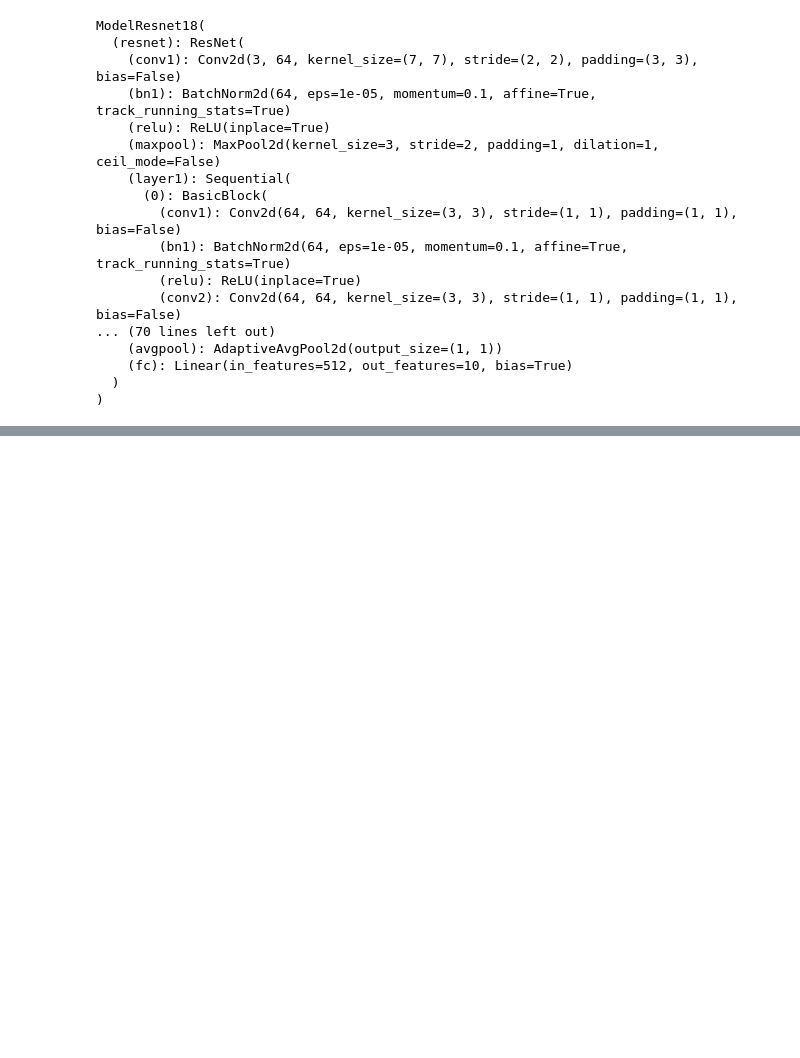
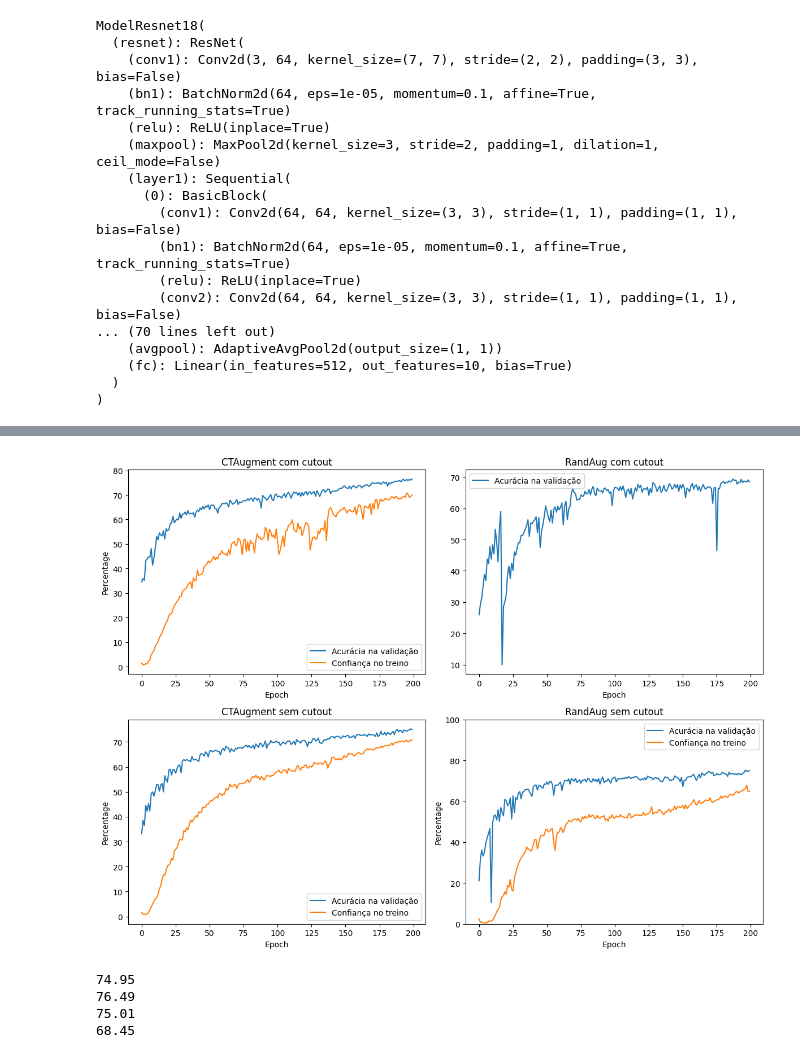
Before and after one commit to pedrotokar/deeplearning-assignments, a Jupyter notebook: Assignment 3/Deep Learning Assignment 3.ipynb, the cells around one changed output, grey strips where cells are left out. Saved outputs shown, nothing was run; the diff lists cells and outputs as text; code cells hidden in the pictures; blank space fills up the shorter version.

```diff
--- a/Assignment 3/Deep Learning Assignment 3.ipynb
+++ b/Assignment 3/Deep Learning Assignment 3.ipynb
@@ -514,0 +624,62 @@ with open("modelo_prototipo_400_dnv.json", "w") as f:
+# %%
+with open("modelo_400_confidence_ctaugment_no_cutout.json", "r") as f:
+    historico_400_ct_no_cutout = json.load(f)
+
+with open("modelo_400_confidence_ctaugment_certo.json", "r") as f:
+    historico_400_ct_cutout = json.load(f)
+
+with open("modelo_prototipo_400_RandAug_confidence_no_cutout.json", "r") as f:
+    historico_400_rand_no_cutout = json.load(f)
+
+with open("modelo_prototipo_400_RandAug.json", "r") as f:
+    historico_400_rand_cutout = json.load(f)
+# %%
+fig, axes = plt.subplots(2, 2, figsize=(12, 9))
+
+axes[0][0].plot(historico_400_ct_cutout["val_acc"], label = "Acurácia na validação")
+axes[0][0].plot(historico_400_ct_cutout["confidence"], label = "Confiança no treino")
+axes[0][0].set_title("CTAugment com cutout")
+axes[0][0].legend()
+axes[0][0].set_xlabel("Epoch")
+axes[0][0].set_ylabel("Percentage")
+axes[1][1].set_ybound(0, 100)
+
+axes[0][1].plot(historico_400_rand_cutout["val_acc"], label = "Acurácia na validação")
+#axes[0][1].plot(historico_400_rand_cutout["confidence"], label = "Confiança no treino")
+axes[0][1].set_title("RandAug com cutout")
+axes[0][1].legend()
+axes[0][1].set_xlabel("Epoch")
+axes[0][0].set_ylabel("Percentage")
+axes[1][1].set_ybound(0, 100)
+
+axes[1][0].plot(historico_400_ct_no_cutout["val_acc"], label = "Acurácia na validação")
+axes[1][0].plot(historico_400_ct_no_cutout["confidence"], label = "Confiança no treino")
+axes[1][0].set_title("CTAugment sem cutout")
+axes[1][0].legend()
+axes[1][0].set_xlabel("Epoch")
+axes[1][0].set_ylabel("Percentage")
+axes[1][1].set_ybound(0, 100)
+
+axes[1][1].plot(historico_400_rand_no_cutout["val_acc"], label = "Acurácia na validação")
+axes[1][1].plot(historico_400_rand_no_cutout["confidence"], label = "Confiança no treino")
+axes[1][1].set_title("RandAug sem cutout")
+axes[1][1].legend()
+axes[1][1].set_xlabel("Epoch")
+axes[1][1].set_ylabel("Percentage")
+axes[1][1].set_ybound(0, 100)
+
+plt.tight_layout()
+
+plt.show()
+# %% [output]
+[figure, added]
+# %%
+print(historico_400_ct_no_cutout["val_acc"][199])
+print(historico_400_ct_cutout["val_acc"][199])
+print(historico_400_rand_no_cutout["val_acc"][199])
+print(historico_400_rand_cutout["val_acc"][199])
+# %% [output]
+74.95
+76.49
+75.01
+68.45
```
Also changed, not shown: parts of 29 cells of this notebook, 2 other files.
